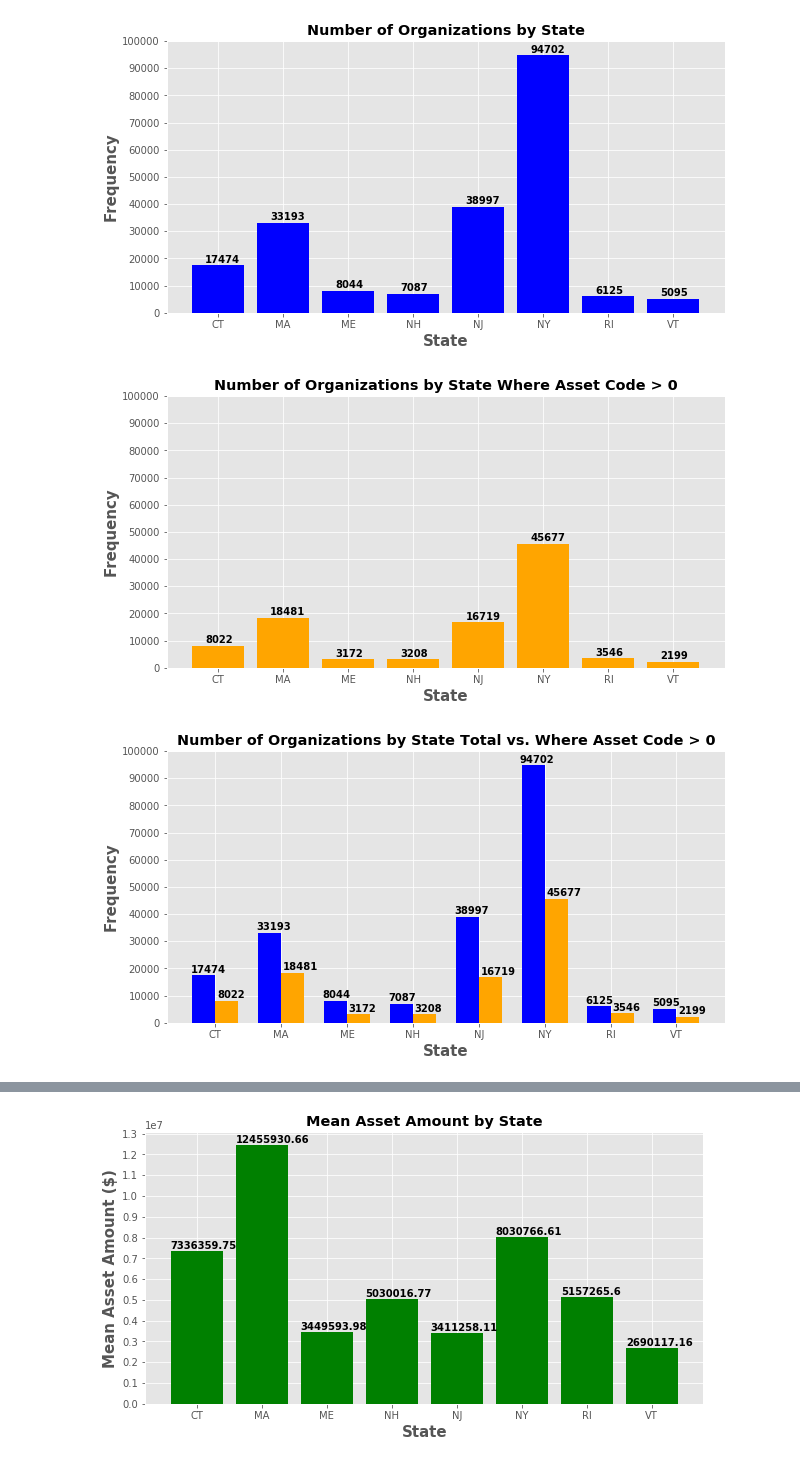
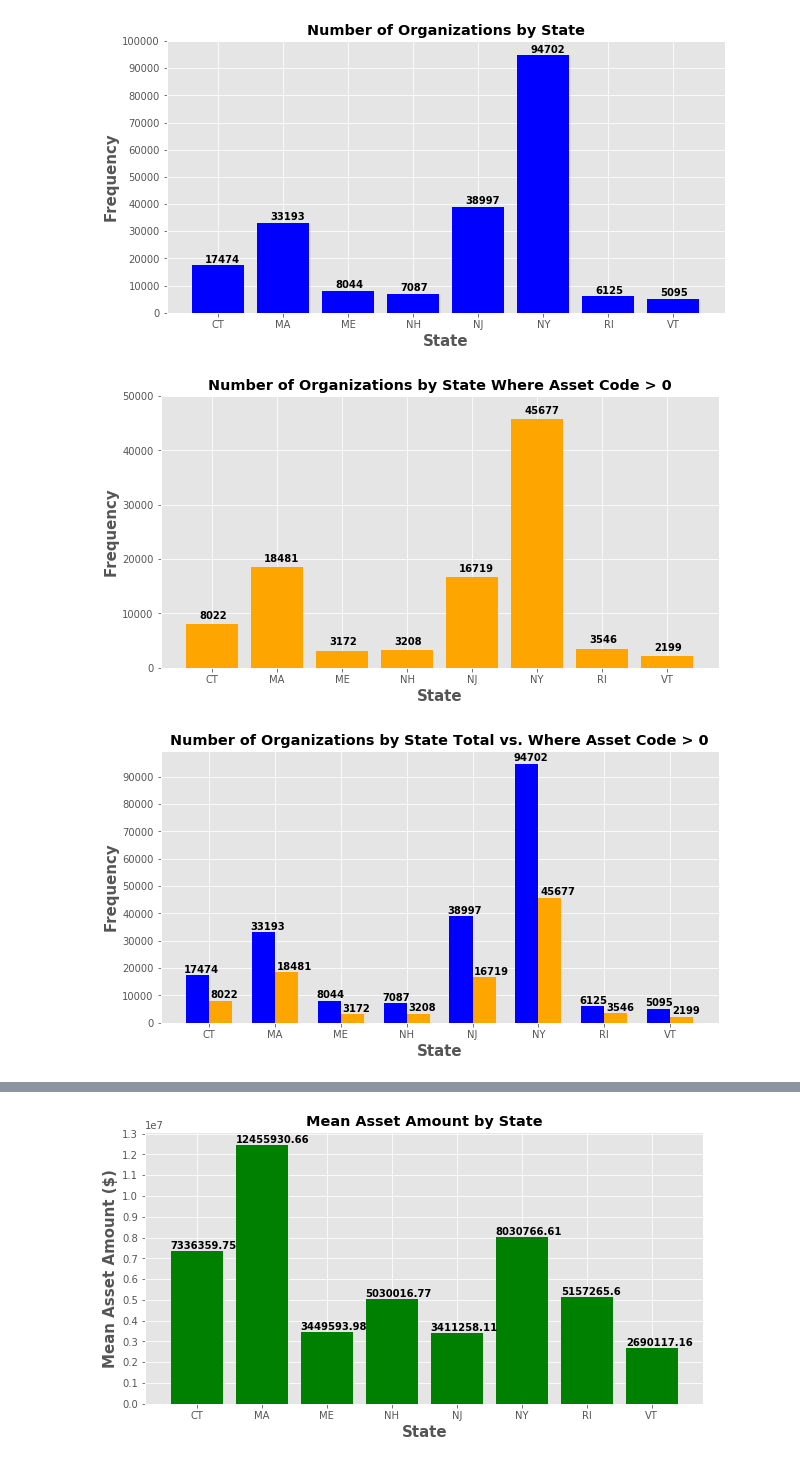
Before and after one commit to jackvessa/Capstone1_Givz_EDA, a Jupyter notebook: IRS_EDA_Region1.ipynb, the cells around one changed output, grey strips where cells are left out. Saved outputs shown, nothing was run; the diff lists cells and outputs as text; code cells hidden in the pictures.

```diff
--- a/IRS_EDA_Region1.ipynb
+++ b/IRS_EDA_Region1.ipynb
@@ -156,21 +156,21 @@ asset_df = irs_db[irs_db["ASSET_CD"]>0]
 # %%
 # State Count Bar Graph
 state_df_count = asset_df.groupby("STATE").size()
 states = list(state_df_count.index.values)
 freq = []
 for i in state_df_count:
     freq.append(i)
 fig,ax = plt.subplots(figsize = (10,5))
 ax.bar(states,freq, color = "orange");
-ax.set_yticks(np.arange(0,100001,10000)) ;
+ax.set_yticks(np.arange(0,np.max(state_df_count)+10000,10000)) ;
 ax.set_title("Number of Organizations by State Where Asset Code > 0", weight = "bold");
 ax.set_xlabel("State", fontsize=15, weight = "bold");
 ax.set_ylabel("Frequency", fontsize=15, weight = "bold");
 
 for i, v in enumerate(freq):
     ax.text(i-.2,v+1000, str(v), weight = "bold")
 # %% [output]
-[figure, old version]
+[figure, new version]
 # %%
 # State Count Bar Graph
 state_df_count = irs_db.groupby("STATE").size()
@@ -182,7 +182,7 @@ for i in state_df_count:
     freq.append(i)
 fig,ax = plt.subplots(figsize = (10,5),sharex=True)
 ax.bar(ind,freq, color = "b",width=0.35);
-ax.set_yticks(np.arange(0,100001,10000)) ;
+ax.set_yticks(np.arange(0,np.max(state_df_count)+10000,10000)) ;
 ax.set_title("Number of Organizations by State", weight = "bold");
 ax.set_xlabel("State", fontsize=15, weight = "bold");
 ax.set_ylabel("Frequency", fontsize=15, weight = "bold");
@@ -197,7 +197,7 @@ for i in state_df_count:
     freq.append(i)
 
 ax.bar(ind+.35,freq, color = "orange",width=0.35);
-ax.set_yticks(np.arange(0,100001,10000)) ;
+#ax.set_yticks(np.arange(0,np.max(state_df_count)+10000,10000)) ;
 ax.set_title("Number of Organizations by State Total vs. Where Asset Code > 0", weight = "bold");
 ax.set_xlabel("State", fontsize=15, weight = "bold");
 ax.set_ylabel("Frequency", fontsize=15, weight = "bold");
@@ -208,7 +208,7 @@ for i, v in enumerate(freq):
 ax.set_xticks(ind + .35 / 2)
 ax.set_xticklabels(states);
 # %% [output]
-[figure, old version]
+[figure, new version]
 # %%
 # State Count Bar Graph
 state_df_count = asset_df.groupby("STATE").size()
```
Also changed, not shown: parts of 4 cells of this notebook, 2 other files.
